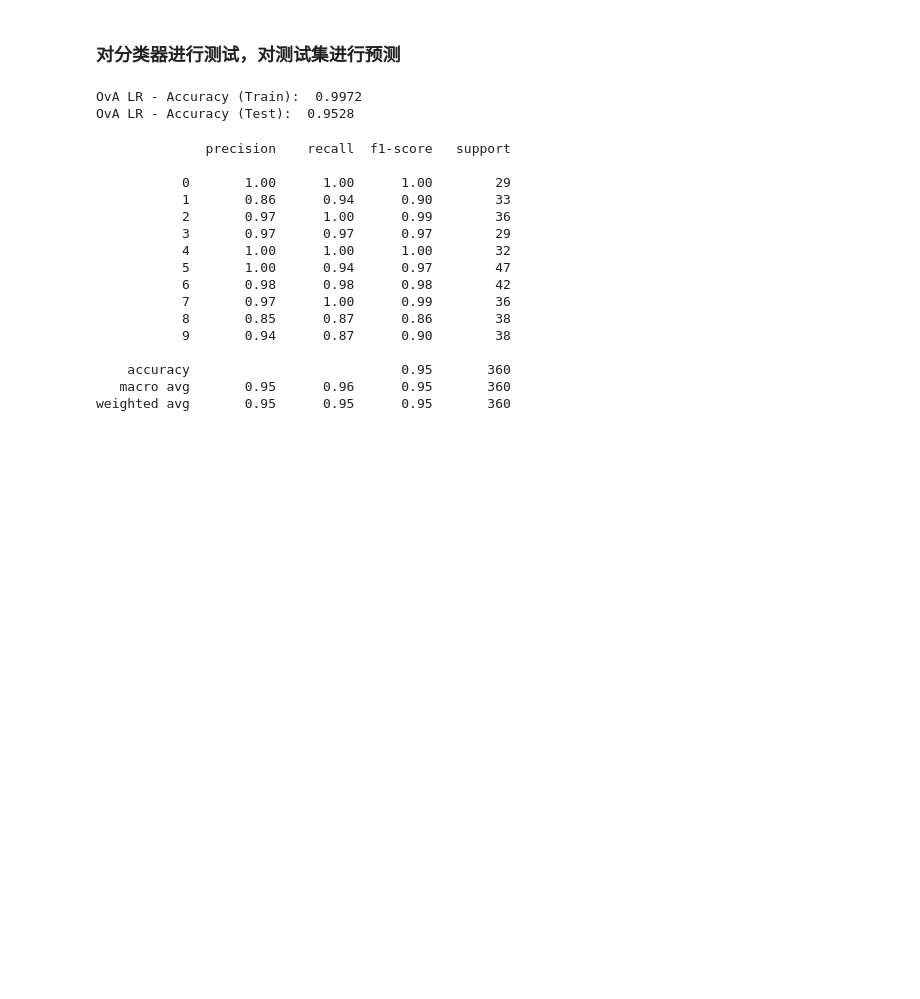
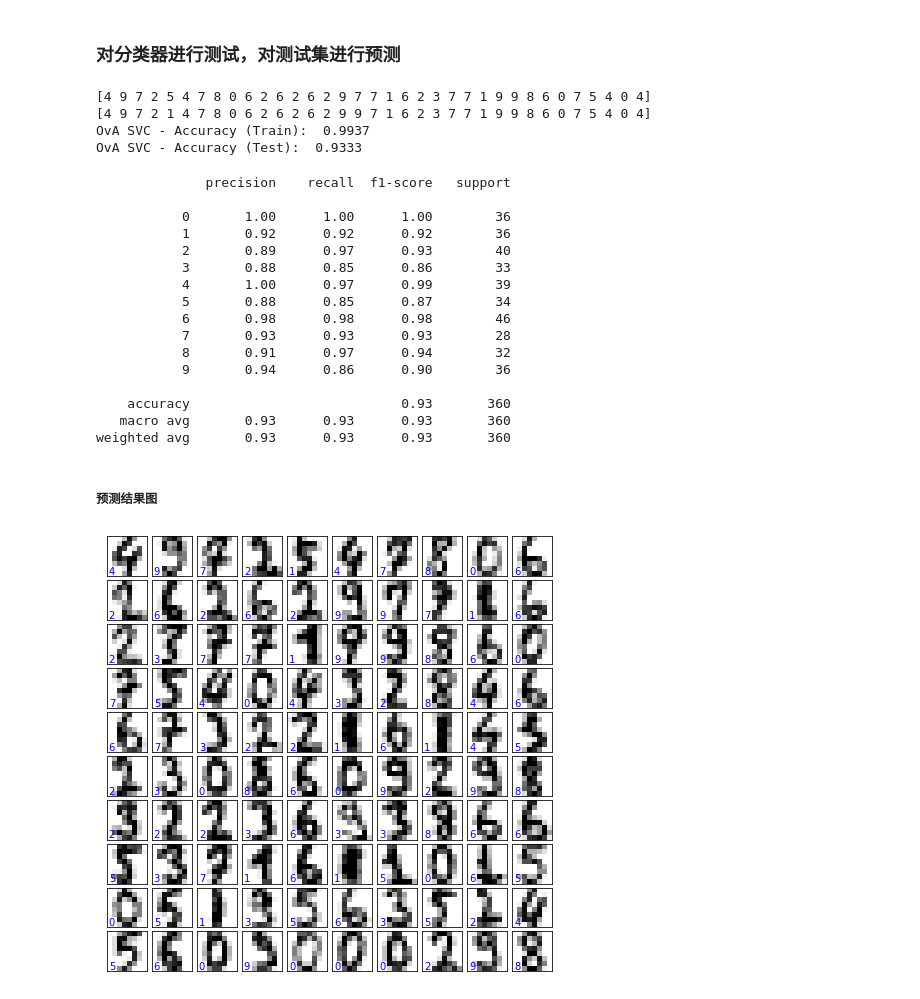
Before and after one commit to suanzi-yi/jupyter_notebooks, a Jupyter notebook: digits.ipynb, the cells around one changed output. Saved outputs shown, nothing was run; the diff lists cells and outputs as text; code cells hidden in the pictures; blank space fills up the shorter version.

```diff
--- a/digits.ipynb
+++ b/digits.ipynb
@@ -228,6 +266,6 @@ weighted avg       0.98      0.97      0.97       360
 # %%
 from sklearn.multiclass import OneVsRestClassifier
 
-ova_lr=OneVsRestClassifier(LogisticRegression(solver='lbfgs',max_iter=1000))#建立一个元估计器，其中的base估计器是
-ova_lr.fit(X_train,y_train)#对数据进行拟合
+ova_SVC=OneVsRestClassifier(SVC(kernel='linear'))#建立一个元估计器，其中的base估计器是线性核函数
+ova_SVC.fit(X_train,y_train)#对数据进行拟合
 # %% [output]
@@ -252,27 +310,45 @@ ova_lr.estimators_
 # %% [markdown]
 ### 对分类器进行测试，对测试集进行预测
 # %%
-print ( "OvA LR - Accuracy (Train):  %.4g" %metrics.accuracy_score(y_train, ova_lr.predict(X_train)) )#对训练集进行预测的得分
-print ( "OvA LR - Accuracy (Test):  %.4g" %metrics.accuracy_score(y_test, ova_lr.predict(X_test)) )#对测试集进行预测的得分
+print(y_test[:35])#测试集真实标签，前35个
+print(ova_SVC.predict(X_test)[:35])#预测出来的标签，前35个
+print ( "OvA SVC - Accuracy (Train):  %.4g" %metrics.accuracy_score(y_train, ova_SVC.predict(X_train)) )#对训练集进行预测的得分
+print ( "OvA SVC - Accuracy (Test):  %.4g" %metrics.accuracy_score(y_test, ova_SVC.predict(X_test)) )#对测试集进行预测的得分
 # %% [output]
-OvA LR - Accuracy (Train):  0.9972
-OvA LR - Accuracy (Test):  0.9528
+[4 9 7 2 5 4 7 8 0 6 2 6 2 6 2 9 7 7 1 6 2 3 7 7 1 9 9 8 6 0 7 5 4 0 4]
+[4 9 7 2 1 4 7 8 0 6 2 6 2 6 2 9 9 7 1 6 2 3 7 7 1 9 9 8 6 0 7 5 4 0 4]
+OvA SVC - Accuracy (Train):  0.9937
+OvA SVC - Accuracy (Test):  0.9333
 # %%
-print(metrics.classification_report(y_test,y_pred=ova_lr.predict(X_test)))#查看y_test与y_pred之间关系报告
+print(metrics.classification_report(y_test,y_pred=ova_SVC.predict(X_test)))#查看y_test与y_pred之间关系报告
 # %% [output]
               precision    recall  f1-score   support
 
-           0       1.00      1.00      1.00        29
-           1       0.86      0.94      0.90        33
-           2       0.97      1.00      0.99        36
-           3       0.97      0.97      0.97        29
-           4       1.00      1.00      1.00        32
-           5       1.00      0.94      0.97        47
-           6       0.98      0.98      0.98        42
-           7       0.97      1.00      0.99        36
-           8       0.85      0.87      0.86        38
-           9       0.94      0.87      0.90        38
+           0       1.00      1.00      1.00        36
+           1       0.92      0.92      0.92        36
+           2       0.89      0.97      0.93        40
+           3       0.88      0.85      0.86        33
+           4       1.00      0.97      0.99        39
+           5       0.88      0.85      0.87        34
+           6       0.98      0.98      0.98        46
+           7       0.93      0.93      0.93        28
+           8       0.91      0.97      0.94        32
+           9       0.94      0.86      0.90        36
 
-    accuracy                           0.95       360
-   macro avg       0.95      0.96      0.95       360
-weighted avg       0.95      0.95      0.95       360
+    accuracy                           0.93       360
+   macro avg       0.93      0.93      0.93       360
+weighted avg       0.93      0.93      0.93       360
+# %% [markdown]
+##### 预测结果图
+# %%
+y_pred=ova_SVC.predict(X_test)#用ova_SVC预测的结果
+fig,axes=plt.subplots(10,10,figsize=(8,8))
+fig.subplots_adjust(hspace=0.1,wspace=0.1)
+for i,ax in enumerate(axes.flat):
+    ax.imshow(X_test[i,:].reshape(8,8),cmap='binary',interpolation='nearest')#测试集的图像
+    ax.text(0.05,0.05,str(y_pred[i]),#测试集预测结果值作为标签
+            transform=ax.transAxes,color='blue')
+    ax.set_xticks([])
+    ax.set_yticks([])
+# %% [output]
+[figure, added]
```
Also changed, not shown: parts of 11 cells of this notebook.
